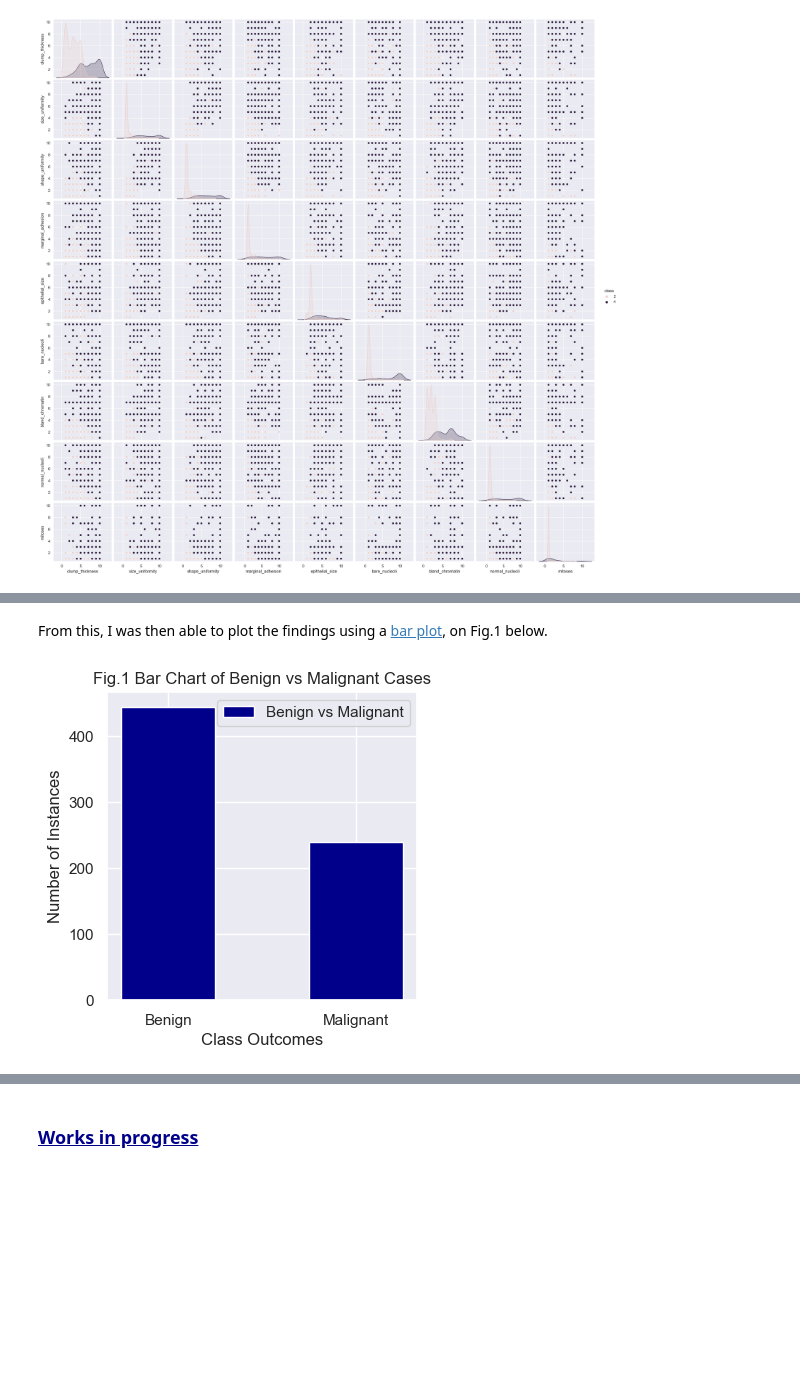
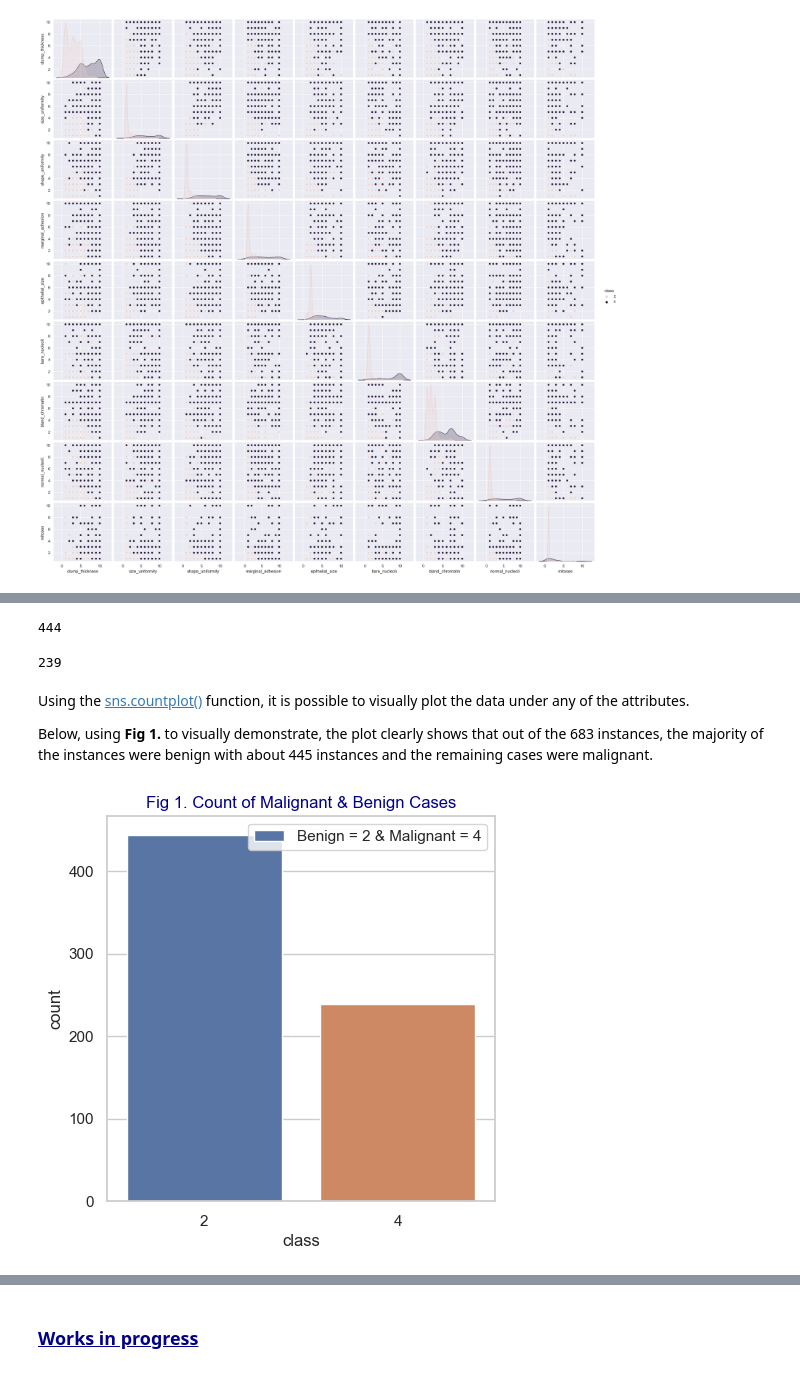
Before and after one commit to OCorry/PfDA-2022-Project-2, a Jupyter notebook: PfDA-2022-Project-2.ipynb, the cells around one changed output, grey strips where cells are left out. Drawn from its saved outputs; the diff is of its cells as text; code cells hidden in the pictures; blank space fills up the shorter version.

```diff
--- a/PfDA-2022-Project-2.ipynb
+++ b/PfDA-2022-Project-2.ipynb
@@ -366,13 +356,24 @@ print(malignant)
-# %% [markdown]
-From this, I was then able to plot the findings using a <a href="https://matplotlib.org/stable/api/_as_gen/matplotlib.pyplot.bar.html" target="_top">bar plot</a>, on Fig.1 below.
-# %%
-x = ['Benign', 'Malignant']
-y = [444,239]
-plt.bar(x, y, label = 'Benign vs Malignant', width = 0.5, color ='darkblue')
-plt.title('Fig.1 Bar Chart of Benign vs Malignant Cases')
-plt.xlabel('Class Outcomes')
-plt.ylabel('Number of Instances')
-plt.legend()
-plt.show()
-# %% [output]
-[figure, removed]
+# %%
+benign = (df['class'].value_counts()[2])
+print(benign)
+# %% [output]
+444
+# %%
+malignant = (df['class'].value_counts()[4])
+print(malignant)
+# %% [output]
+239
+# %% [markdown]
+Using the <a href="https://seaborn.pydata.org/generated/seaborn.countplot.html" target="_top">sns.countplot()</a> function, it is possible to visually plot the data under any of the attributes.
+
+Below, using **Fig 1.** to visually demonstrate, the plot clearly shows that out of the 683 instances, the majority of the instances were benign with about 445 instances and the remaining cases were malignant.
+# %%
+# Plotting the data
+sns.set(style = 'whitegrid')
+plt.figure(figsize=(5,5))
+sns.countplot(x='class', data=df, label= 'Benign = 2 & Malignant = 4')
+plt.title('Fig 1. Count of Malignant & Benign Cases', color = 'darkblue')
+plt.legend()
+plt.show()
+# %% [output]
+[figure, added]
```
Also changed, not shown: parts of 15 cells of this notebook.
